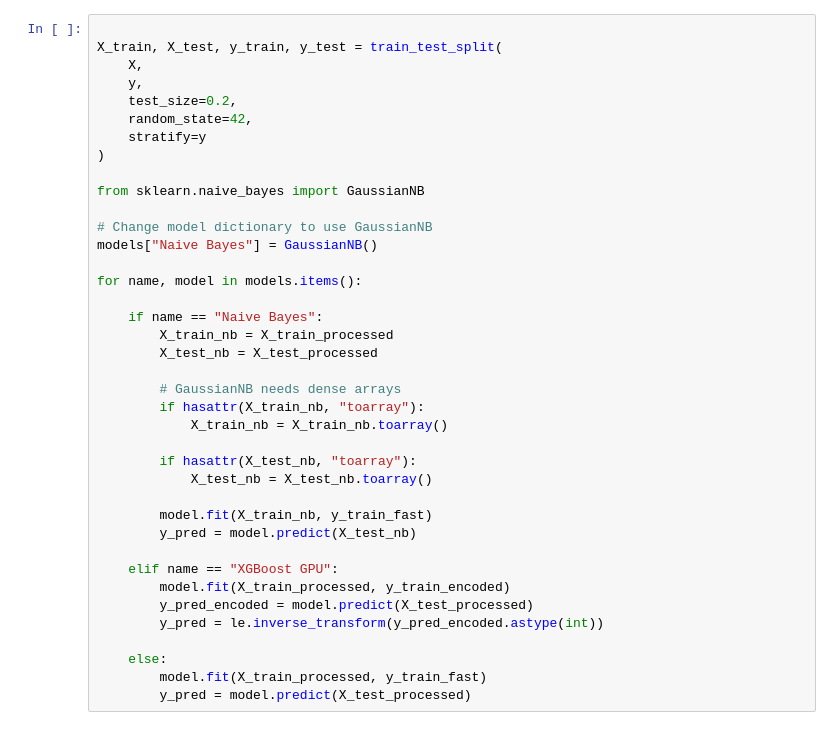
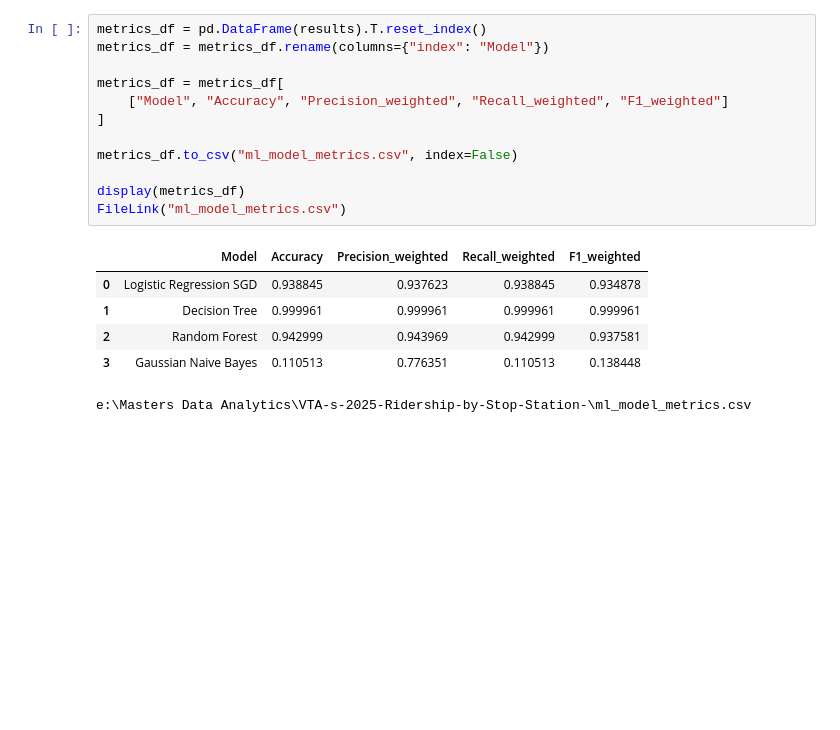
Before and after one commit to sneha-tumkur-narendra/VTA-s-2025-Ridership-by-Stop-Station, a Jupyter notebook: MLPart_230.ipynb, the cells around one changed output. Drawn from its saved outputs; the diff is of its cells as text; blank space fills up the shorter version.

```diff
--- a/MLPart_230.ipynb
+++ b/MLPart_230.ipynb
@@ -140,40 +189,20 @@ preprocessor_nb = ColumnTransformer(
 # %%
+metrics_df = pd.DataFrame(results).T.reset_index()
+metrics_df = metrics_df.rename(columns={"index": "Model"})
 
-X_train, X_test, y_train, y_test = train_test_split(
-    X,
-    y,
-    test_size=0.2,
-    random_state=42,
-    stratify=y
-)
+metrics_df = metrics_df[
+    ["Model", "Accuracy", "Precision_weighted", "Recall_weighted", "F1_weighted"]
+]
 
-from sklearn.naive_bayes import GaussianNB
+metrics_df.to_csv("ml_model_metrics.csv", index=False)
 
-# Change model dictionary to use GaussianNB
-models["Naive Bayes"] = GaussianNB()
-
-for name, model in models.items():
-
-    if name == "Naive Bayes":
-        X_train_nb = X_train_processed
-        X_test_nb = X_test_processed
-
-        # GaussianNB needs dense arrays
-        if hasattr(X_train_nb, "toarray"):
-            X_train_nb = X_train_nb.toarray()
-
-        if hasattr(X_test_nb, "toarray"):
-            X_test_nb = X_test_nb.toarray()
-
-        model.fit(X_train_nb, y_train_fast)
-        y_pred = model.predict(X_test_nb)
-
-    elif name == "XGBoost GPU":
-        model.fit(X_train_processed, y_train_encoded)
-        y_pred_encoded = model.predict(X_test_processed)
-        y_pred = le.inverse_transform(y_pred_encoded.astype(int))
-
-    else:
-        model.fit(X_train_processed, y_train_fast)
-        y_pred = model.predict(X_test_processed)
+display(metrics_df)
+FileLink("ml_model_metrics.csv")
+# %% [output]
+|  | Model | Accuracy | Precision_weighted | Recall_weighted | F1_weighted |
+| 0 | Logistic Regression SGD | 0.938845 | 0.937623 | 0.938845 | 0.934878 |
+| 1 | Decision Tree | 0.999961 | 0.999961 | 0.999961 | 0.999961 |
+| 2 | Random Forest | 0.942999 | 0.943969 | 0.942999 | 0.937581 |
+| 3 | Gaussian Naive Bayes | 0.110513 | 0.776351 | 0.110513 | 0.138448 |
+e:\Masters Data Analytics\VTA-s-2025-Ridership-by-Stop-Station-\ml_model_metrics.csv
 # %%
```
Also changed, not shown: parts of 12 cells of this notebook, 8 other files.
